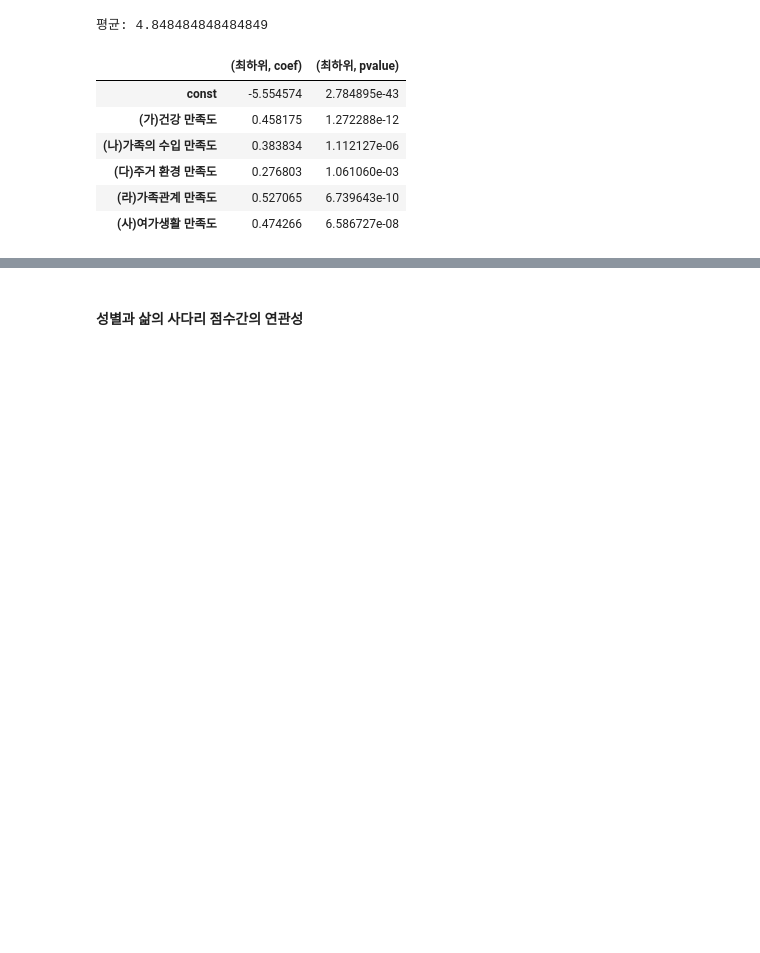
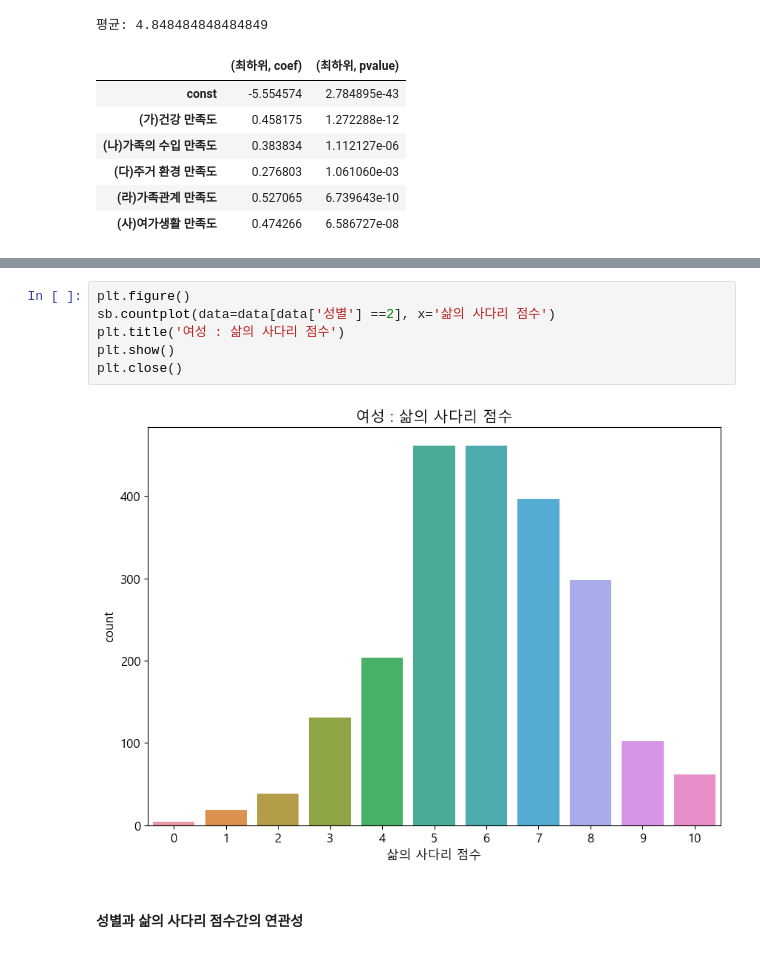
Before and after one commit to Jeeunun/Data_analysis_education_Closed, a Jupyter notebook: data_analysis/연령_분석.ipynb, the cells around one changed output, grey strips where cells are left out. Cells and saved outputs as stored; diff of their text form; blank space fills up the shorter version.

```diff
--- a/data_analysis/연령_분석.ipynb
+++ b/data_analysis/연령_분석.ipynb
@@ -144,3 +183,11 @@ result
+# %%
+plt.figure()
+sb.countplot(data=data[data['성별'] ==2], x='삶의 사다리 점수')
+plt.title('여성 : 삶의 사다리 점수')
+plt.show()
+plt.close()
+# %% [output]
+[figure, added]
 # %% [markdown]
 #### 성별과 삶의 사다리 점수간의 연관성
 # %%
```
Also changed, not shown: parts of 31 cells of this notebook.
